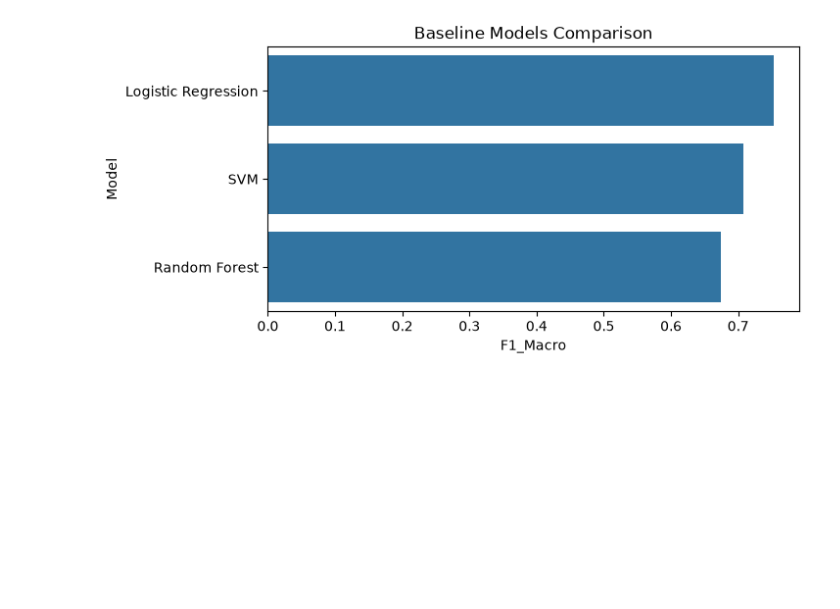
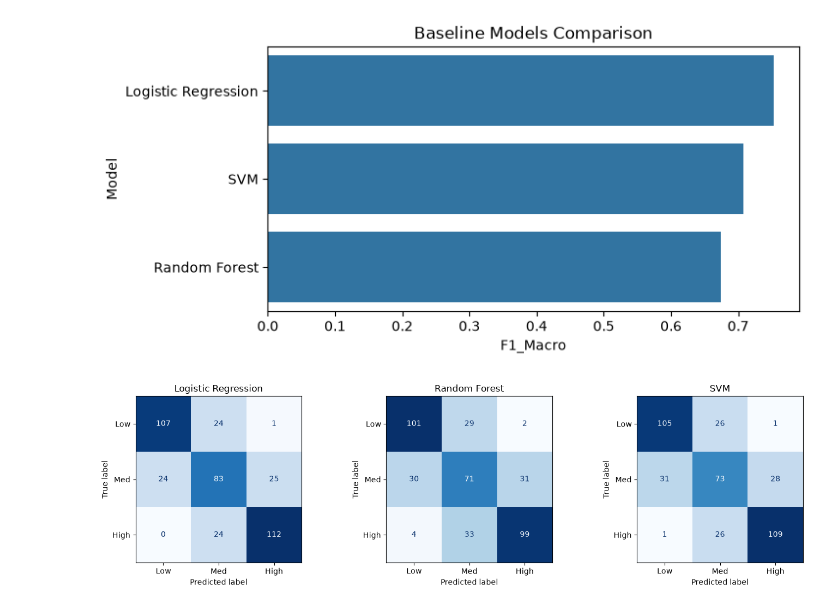
Before and after one commit to adamaarbouba/WIJDAN, a Jupyter notebook: notebook/eda.ipynb, the cells around one changed output. Cells and saved outputs as stored; diff of their text form; code cells hidden in the pictures; blank space fills up the shorter version.

Commit message:
feat(WIJ-14): evaluate baseline models with confusion matrices and multi-class ROC-AUC curves

```diff
--- a/notebook/eda.ipynb
+++ b/notebook/eda.ipynb
@@ -380,3 +384,18 @@ plt.title('Baseline Models Comparison')
 plt.show()
 # %% [output]
 [figure]
+# %%
+plt.figure(figsize=(14, 4))
+
+for i, (name, model) in enumerate(models.items(), 1):
+    model.fit(X_train_processed, y_train_encoded)
+    y_pred = model.predict(X_test_processed)
+
+    ax = plt.subplot(1, 3, i)
+    CMD.from_predictions(y_test_encoded, y_pred, display_labels=['Low', 'Med', 'High'], ax=ax, cmap='Blues', colorbar=False)
+    plt.title(name)
+
+plt.tight_layout()
+plt.show()
+# %% [output]
+[figure, added]
```
Also changed, not shown: parts of 3 cells of this notebook.
